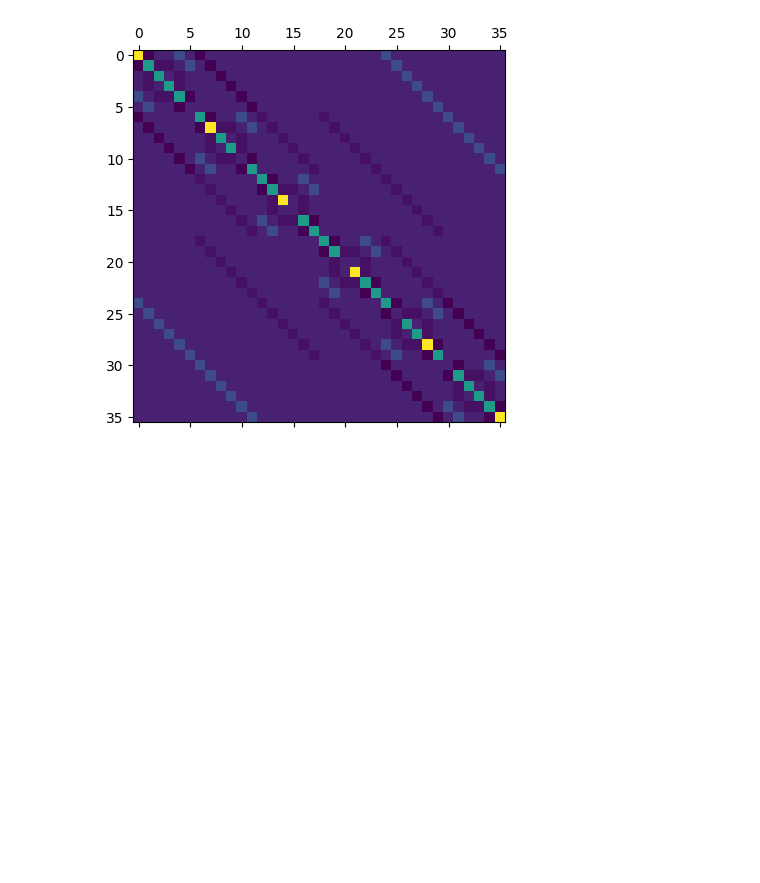
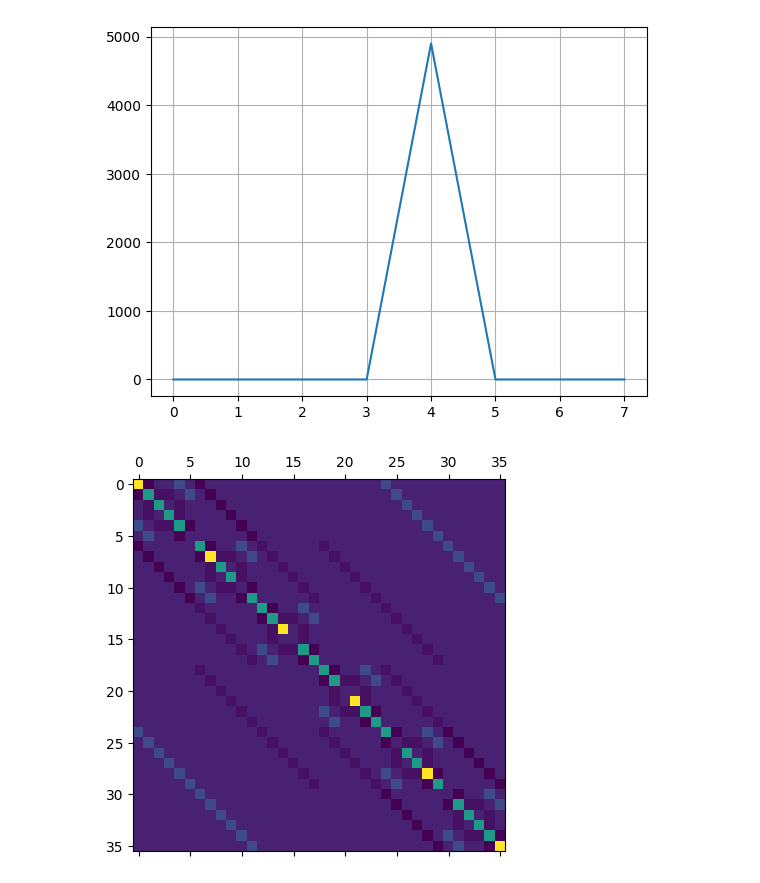
Before and after one commit to dhimankchakraborty/Extended-Interacting-SSH-Model-with-Spin, a Jupyter notebook: simulation_v02.ipynb, the cells around one changed output. Saved outputs shown, nothing was run; the diff lists cells and outputs as text; code cells hidden in the pictures; blank space fills up the shorter version.

```diff
--- a/simulation_v02.ipynb
+++ b/simulation_v02.ipynb
@@ -163,0 +194,27 @@ True
+# %%
+n_av = np.zeros((tot_sites))
+
+for site in range(tot_sites):
+    n_site_matrix = generate_n_matrix(basis_set, dim, site)
+    n_site_matrix_energy_basis = np.linalg.inv(e_vec) @ n_site_matrix @ e_vec
+
+    for i in range(dim):
+        n_av[site] += n_site_matrix_energy_basis[i, i]
+# %%
+site = 4
+
+n_av = np.zeros((tot_sites))
+
+n_site_matrix = generate_n_matrix(basis_set, dim, site)
+n_site_matrix_energy_basis = np.linalg.inv(e_vec) @ n_site_matrix @ e_vec
+
+for i in range(dim):
+    n_av[site] += n_site_matrix_energy_basis[i, i]
+
+site_pos = np.arange(tot_sites)
+
+plt.plot(site_pos, n_av)
+plt.grid()
+plt.show()
+# %% [output]
+[figure, added]
```
Also changed, not shown: parts of 8 cells of this notebook.
